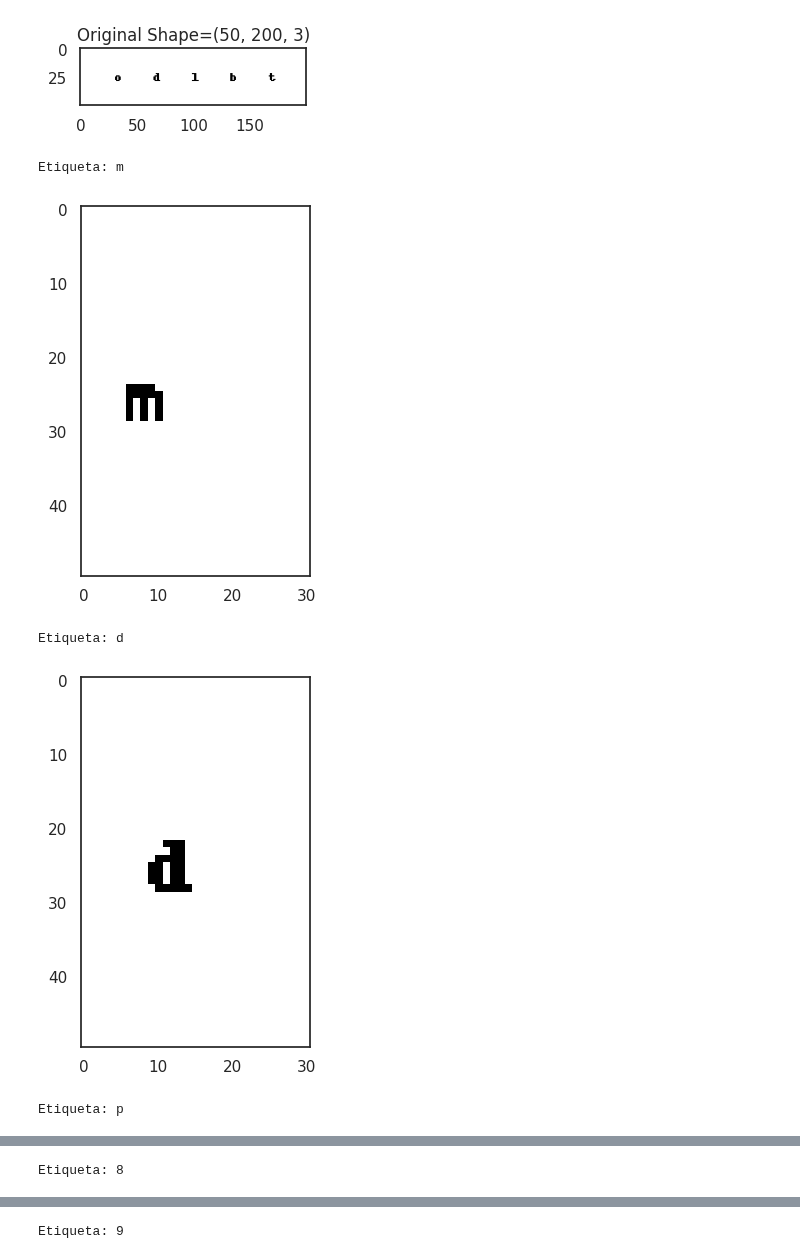
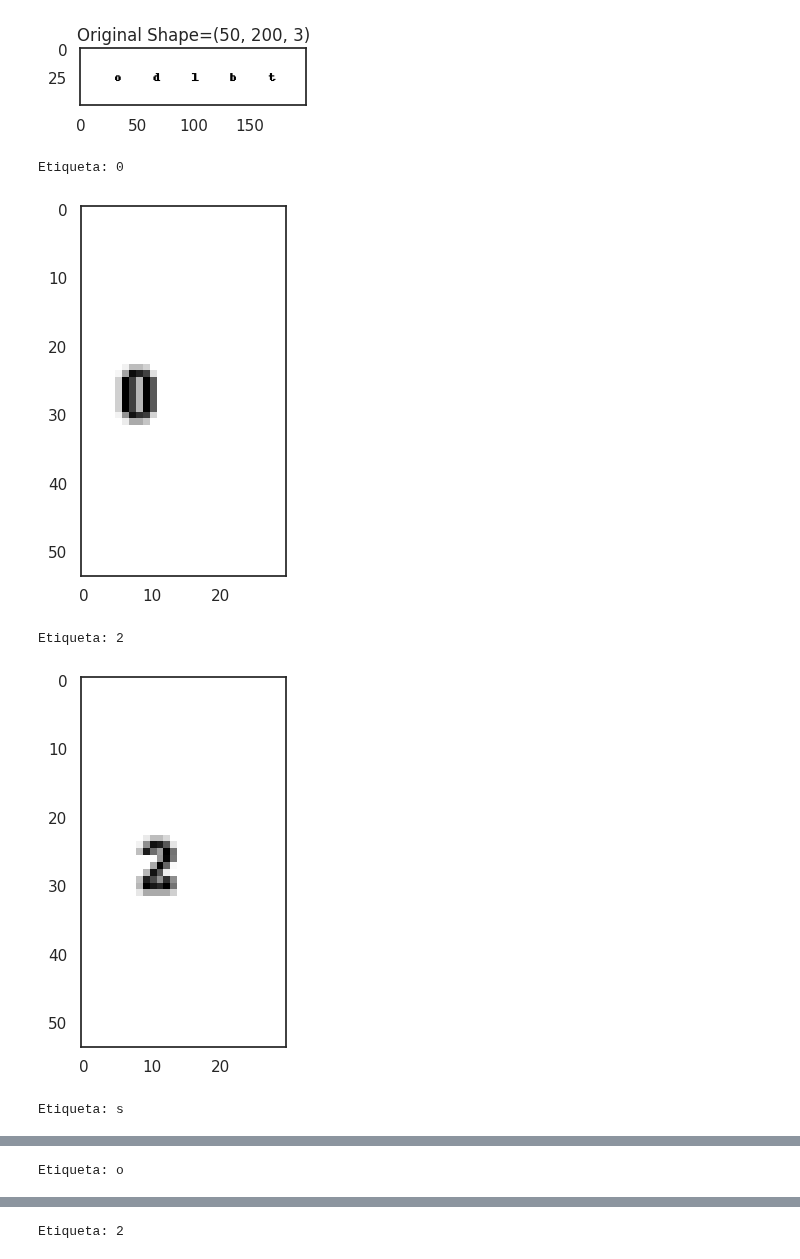
Before and after one commit to cabamarcos/Captcha_recognition, a Jupyter notebook: solofaltantes.ipynb, the cells around one changed output, grey strips where cells are left out. Cells and saved outputs as stored; diff of their text form; code cells hidden in the pictures.

```diff
--- a/solofaltantes.ipynb
+++ b/solofaltantes.ipynb
@@ -609,8 +595,0 @@ def captcha(img,p):
-# %%
-image_folder = Path('/content/Nuevos')
-
-# Obtiene la lista de imágenes en la carpeta que terminan en ".png"
-images = list(image_folder.glob("*.png"))
-t=0
-for i in images:
-    t+=captcha(str(i),False)
@@ -660,7 +631,7 @@ from keras.preprocessing.image import ImageDataGenerator
 image_folder = Path('/content/Nuevos2')
 
 # Selecciona una imagen específica (mdp89.png en este caso)
-image_name = "mdp89.png"
+image_name = "02so2.png"
 image_path = image_folder / image_name
 
 # Lista para almacenar las imágenes procesadas
@@ -669,38 +640,44 @@ imagenes = []
 # Lista para almacenar las etiquetas correspondientes
 labels = []
 
 # Dimensiones deseadas para cada subdivisión
 subdivision_height = 54
 subdivision_width = 30
+
+# Factor de ampliación para la zona de interés
+scale_factor = 1  # Puedes ajustar este valor según tus necesidades
 
 # Rango de píxeles en el eje horizontal para las subdivisiones
 start_pixel = 25
 end_pixel = 180
 
 # Cargar la imagen en escala de grises (canal único)
 im = cv2.imread(str(image_path), cv2.IMREAD_GRAYSCALE)
 
 # Calcular los índices de inicio y fin para cada subdivisión
 for i in range(5):
     start_index = int(start_pixel + (end_pixel - start_pixel) / 5 * i)
     end_index = int(start_pixel + (end_pixel - start_pixel) / 5 * (i + 1))
 
     # Ajustar la anchura a 30 y seleccionar la región de la imagen
     sub_image = im[:, start_index:end_index]
 
+    # Ampliar la zona de interés mediante interpolación
+    enlarged_sub_image = cv2.resize(sub_image, (subdivision_width * scale_factor, subdivision_height * scale_factor), interpolation=cv2.INTER_LINEAR)
+
     # Agregar la imagen procesada a la lista 'imagenes'
-    imagenes.append(sub_image)
+    imagenes.append(enlarged_sub_image)
 
     # Agregar la etiqueta correspondiente (carácter o dígito) a la lista 'labels'
     labels.append(image_path.name[i])
 
-    # Imprimir la etiqueta y mostrar la subdivisión
+    # Imprimir la etiqueta y mostrar la subdivisión ampliada
     print(f"Etiqueta: {image_path.name[i]}")
-    plt.imshow(sub_image, cmap='gray')
+    plt.imshow(enlarged_sub_image, cmap='gray')
     plt.show()
 # %% [output]
-Etiqueta: m
+Etiqueta: 0
-[figure, old version]
+[figure, new version]
-Etiqueta: d
+Etiqueta: 2
-[figure, old version]
+[figure, new version]
-Etiqueta: p
+Etiqueta: s
@@ -708 +685 @@ Etiqueta: p
-Etiqueta: 8
+Etiqueta: o
@@ -710 +687 @@ Etiqueta: 8
-Etiqueta: 9
+Etiqueta: 2
```
Also changed, not shown: parts of 22 cells of this notebook.
